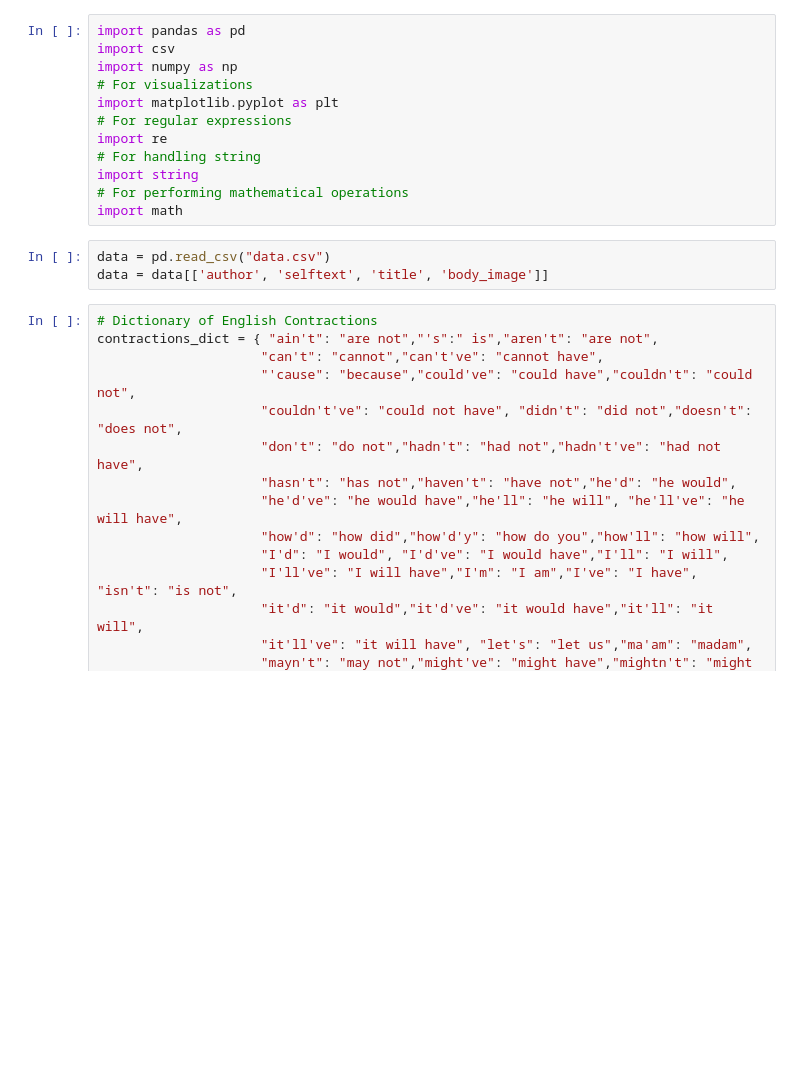
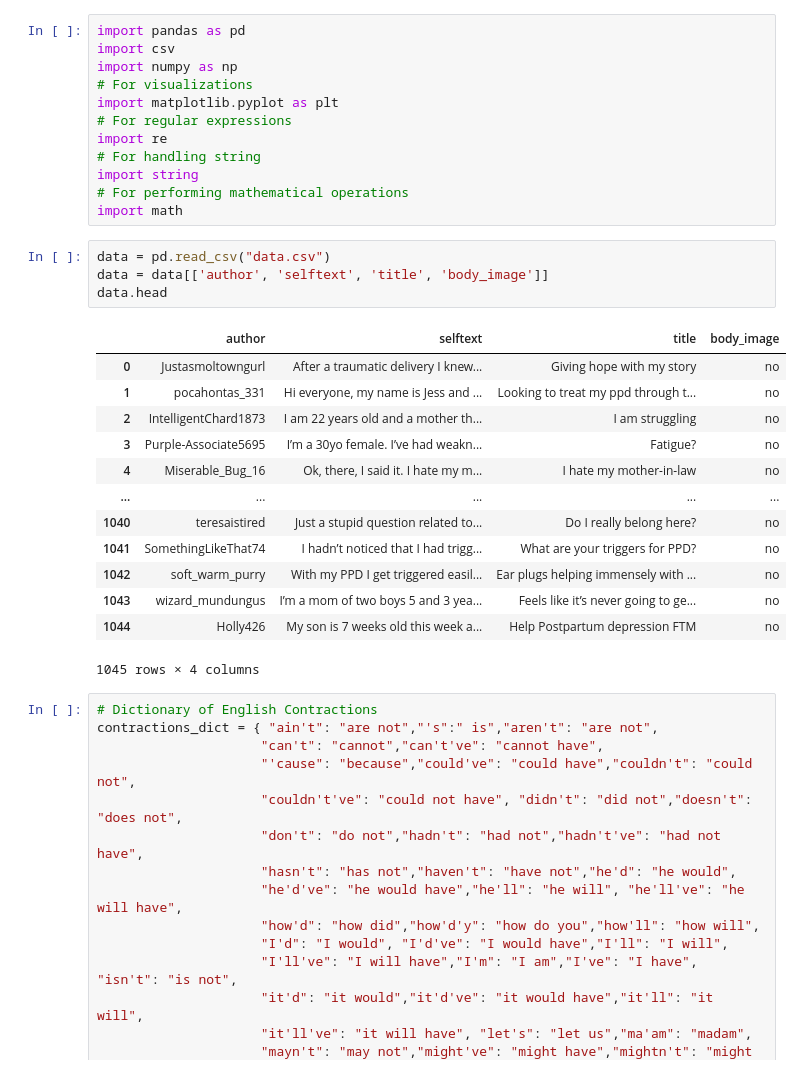
Before and after one commit to stat426-fall2021/BARproject, a Jupyter notebook: EDA and Visuals.ipynb, the cells around one changed output. Saved outputs shown, nothing was run; the diff lists cells and outputs as text; blank space fills up the shorter version.

```diff
--- a/EDA and Visuals.ipynb
+++ b/EDA and Visuals.ipynb
@@ -13,6 +13,21 @@ import math
 # %%
 data = pd.read_csv("data.csv")
 data = data[['author', 'selftext', 'title', 'body_image']]
+data.head
+# %% [output]
+|  | author | selftext | title | body_image |
+| 0 | Justasmoltowngurl | After a traumatic delivery I knew... | Giving hope with my story | no |
+| 1 | pocahontas_331 | Hi everyone, my name is Jess and ... | Looking to treat my ppd through t... | no |
+| 2 | IntelligentChard1873 | I am 22 years old and a mother th... | I am struggling | no |
+| 3 | Purple-Associate5695 | I’m a 30yo female. I’ve had weakn... | Fatigue? | no |
+| 4 | Miserable_Bug_16 | Ok, there, I said it. I hate my m... | I hate my mother-in-law | no |
+| ... | ... | ... | ... | ... |
+| 1040 | teresaistired | Just a stupid question related to... | Do I really belong here? | no |
+| 1041 | SomethingLikeThat74 | I hadn’t noticed that I had trigg... | What are your triggers for PPD? | no |
+| 1042 | soft_warm_purry | With my PPD I get triggered easil... | Ear plugs helping immensely with ... | no |
+| 1043 | wizard_mundungus | I’m a mom of two boys 5 and 3 yea... | Feels like it’s never going to ge... | no |
+| 1044 | Holly426 | My son is 7 weeks old this week a... | Help Postpartum depression FTM | no |
+1045 rows × 4 columns
 # %%
 # Dictionary of English Contractions
 contractions_dict = { "ain't": "are not","'s":" is","aren't": "are not",
```
Also changed, not shown: parts of 6 cells of this notebook.
